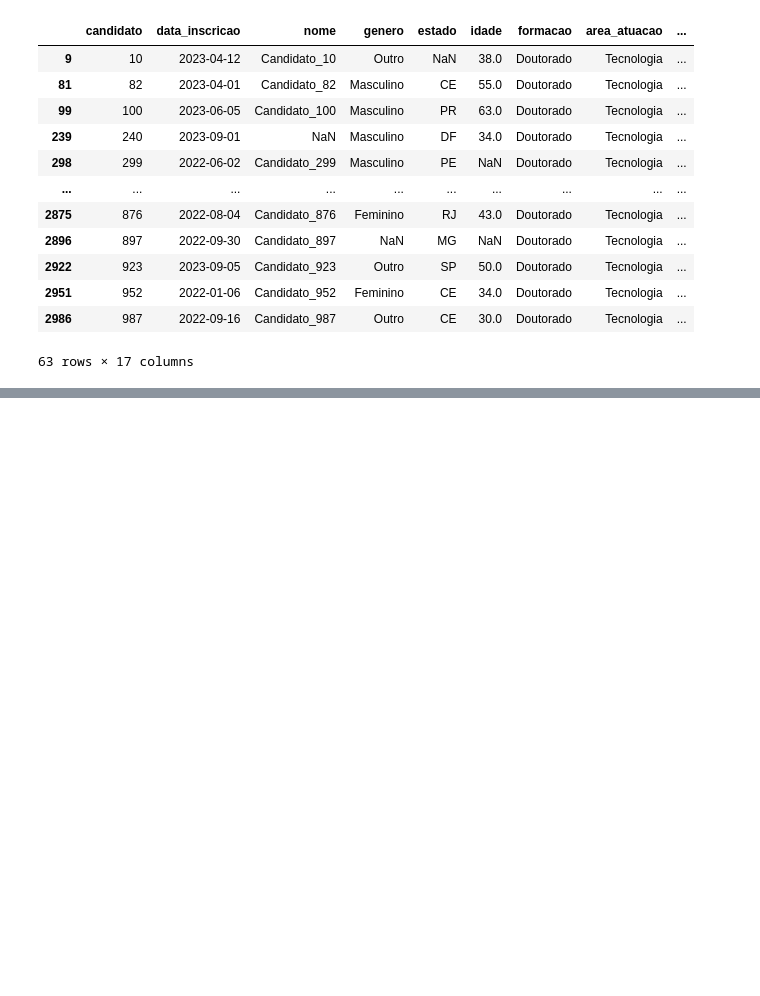
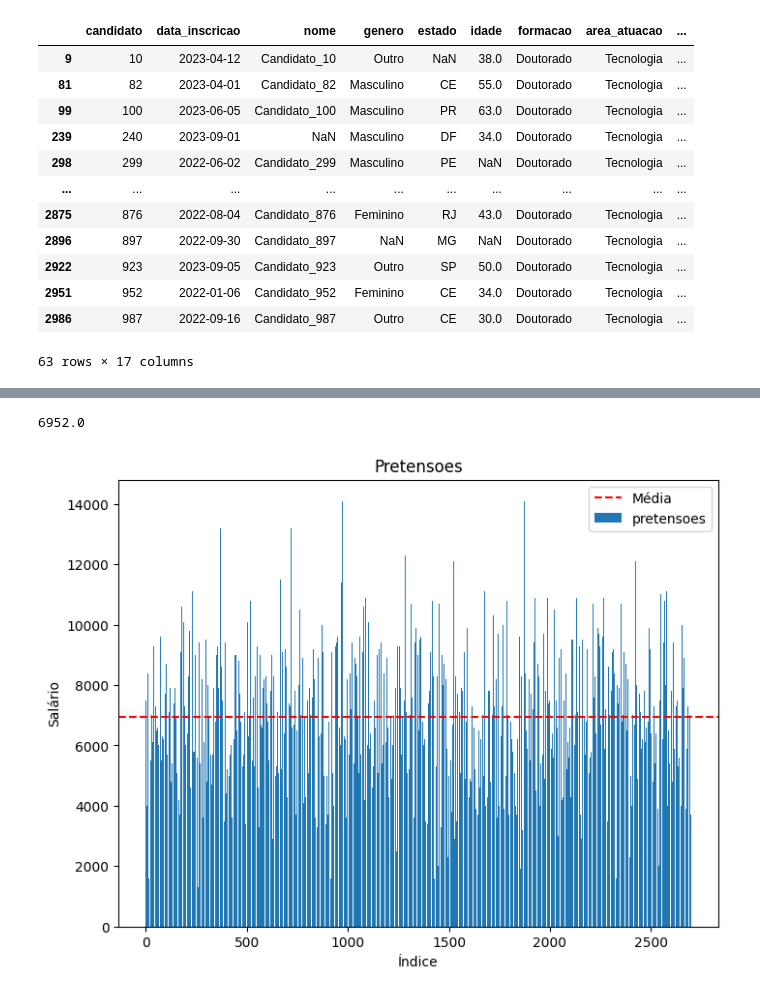
Before and after one commit to jesieldossantos/Curso-IA, a Jupyter notebook: analises/candidatos/candidatos_tecnologia.ipynb, the cells around one changed output, grey strips where cells are left out. Cells and saved outputs as stored; diff of their text form; code cells hidden in the pictures; blank space fills up the shorter version.

```diff
--- a/analises/candidatos/candidatos_tecnologia.ipynb
+++ b/analises/candidatos/candidatos_tecnologia.ipynb
@@ -275,0 +282,16 @@ plt.show()
+# %%
+pretensoes = df_candidatos_completo['pretensoes_salariais'].mean()
+print(pretensoes)
+
+plt.figure(figsize=(8, 6))
+plt.bar(indices, salarios, label='pretensoes')
+plt.axhline(y=pretensoes, color='red', linestyle='dashed', label='Média')
+
+plt.title('Pretensoes')
+plt.xlabel('Índice')
+plt.ylabel('Salário')
+plt.legend()
+plt.show()
+# %% [output]
+6952.0
+[figure, added]
```
Also changed, not shown: parts of 17 cells of this notebook.
